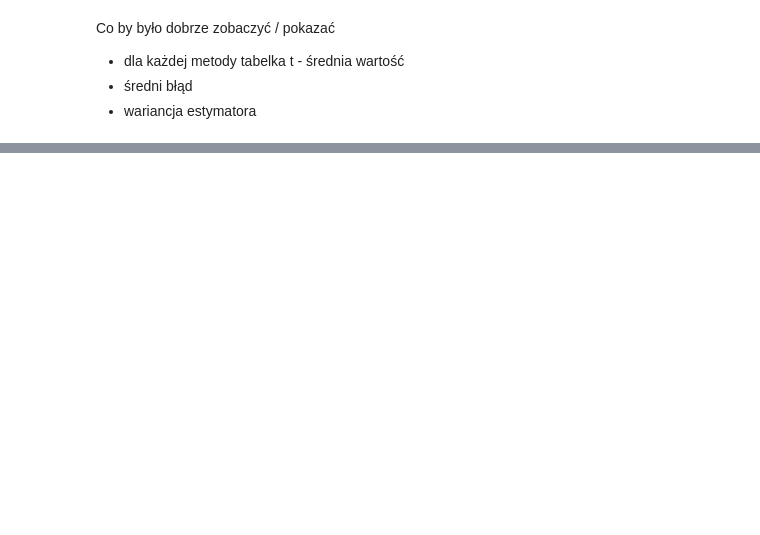
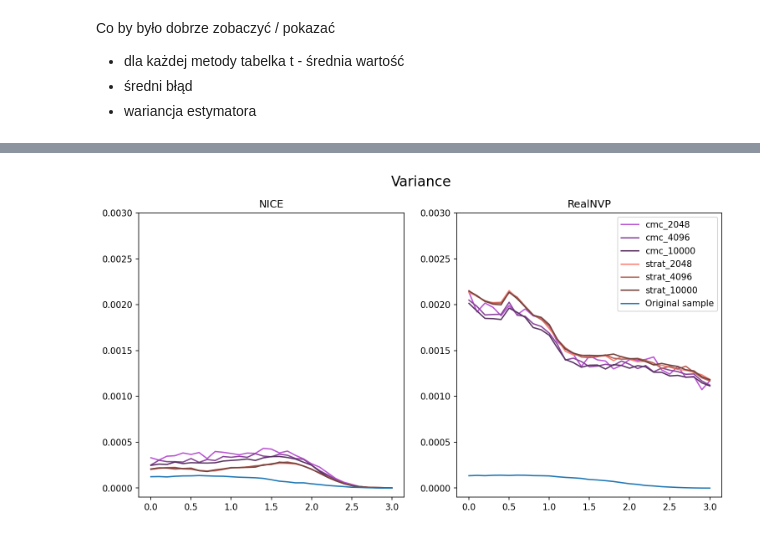
Before and after one commit to SirPentyna/mgr_normalizing_flows, a Jupyter notebook: Repeated experiments with Monte Carlo estimation.ipynb, the cells around one changed output, grey strips where cells are left out. Cells and saved outputs as stored; diff of their text form; code cells hidden in the pictures; blank space fills up the shorter version.

```diff
--- a/Repeated experiments with Monte Carlo estimation.ipynb
+++ b/Repeated experiments with Monte Carlo estimation.ipynb
@@ -325,0 +437,44 @@ Co by było dobrze zobaczyć / pokazać
+# %%
+means_nice = calc_var(df_nice)
+means_realnvp = calc_var(df_realnvp)
+
+plt.figure(figsize=(12, 6), dpi=150)
+plt.subplot(1, 2, 1)
+
+
+
+for i, clmn in enumerate(['cmc_2048', 'cmc_4096', 'cmc_10000']):
+    plt.plot(means_nice[clmn], label = clmn, c = cmc_palette[i])
+
+for i, clmn in enumerate(['strat_2048', 'strat_4096', 'strat_10000']):
+    plt.plot(means_nice[clmn], label = clmn, c = strat_palette[i])
+
+
+plt.plot(means_nice['probs_x_np'], label = "Original sample")
+
+#plt.plot(means_nice['true_probs'], label = "True value")
+
+#'true_probs'
+plt.ylim(-0.0001, 0.003)
+
+plt.title("NICE")
+plt.subplot(1, 2, 2)
+
+
+for i, clmn in enumerate(['cmc_2048', 'cmc_4096', 'cmc_10000']):
+    plt.plot(means_realnvp[clmn], label = clmn, c = cmc_palette[i])
+
+for i, clmn in enumerate(['strat_2048', 'strat_4096', 'strat_10000']):
+    plt.plot(means_realnvp[clmn], label = clmn, c = strat_palette[i])
+
+
+plt.plot(means_realnvp['probs_x_np'], label = "Original sample")
+plt.ylim(-0.0001, 0.003)
+
+#plt.plot(means_realnvp['true_probs'], label = "True value")
+plt.title("RealNVP")
+plt.suptitle("Variance", fontsize=16)
+plt.legend()
+plt.show()
+# %% [output]
+[figure, added]
```
Also changed, not shown: parts of 19 cells of this notebook, 10 other files.
